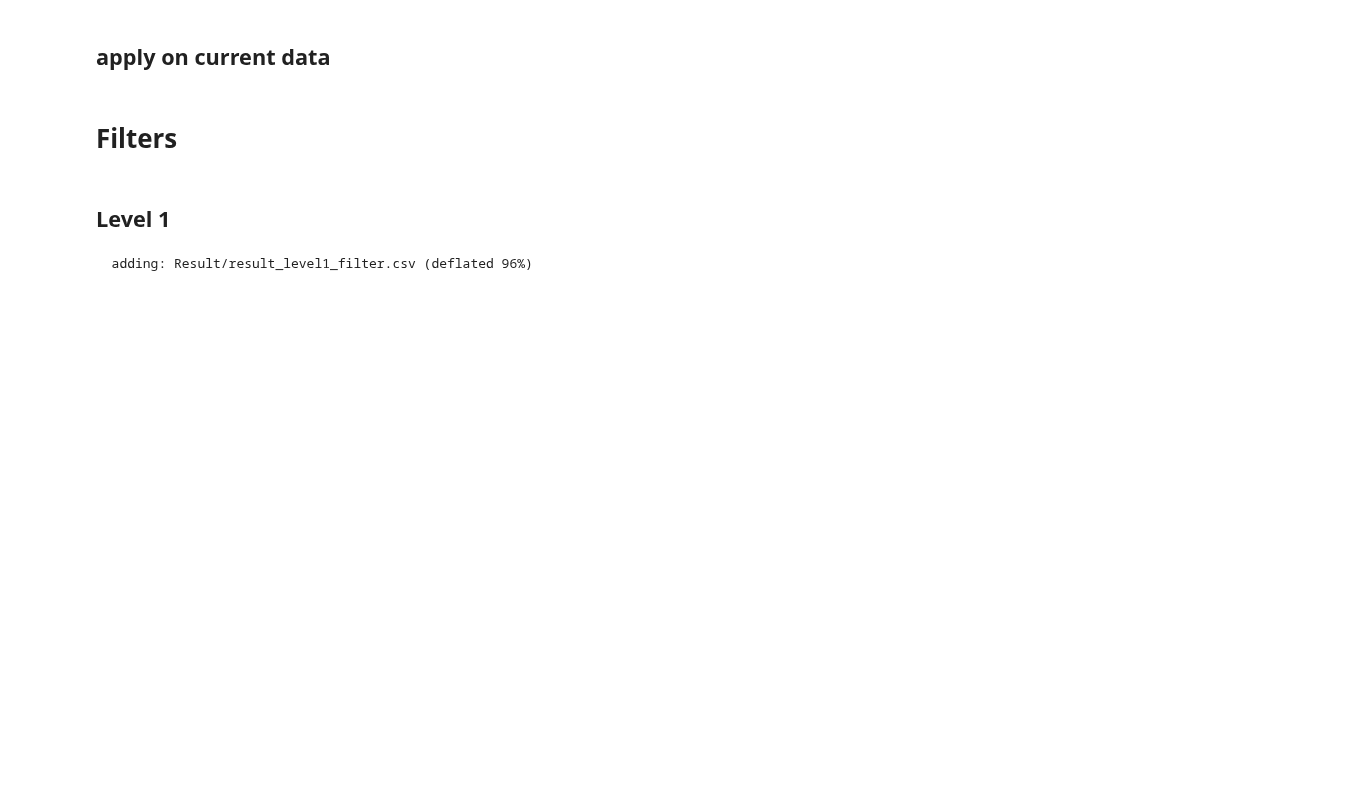
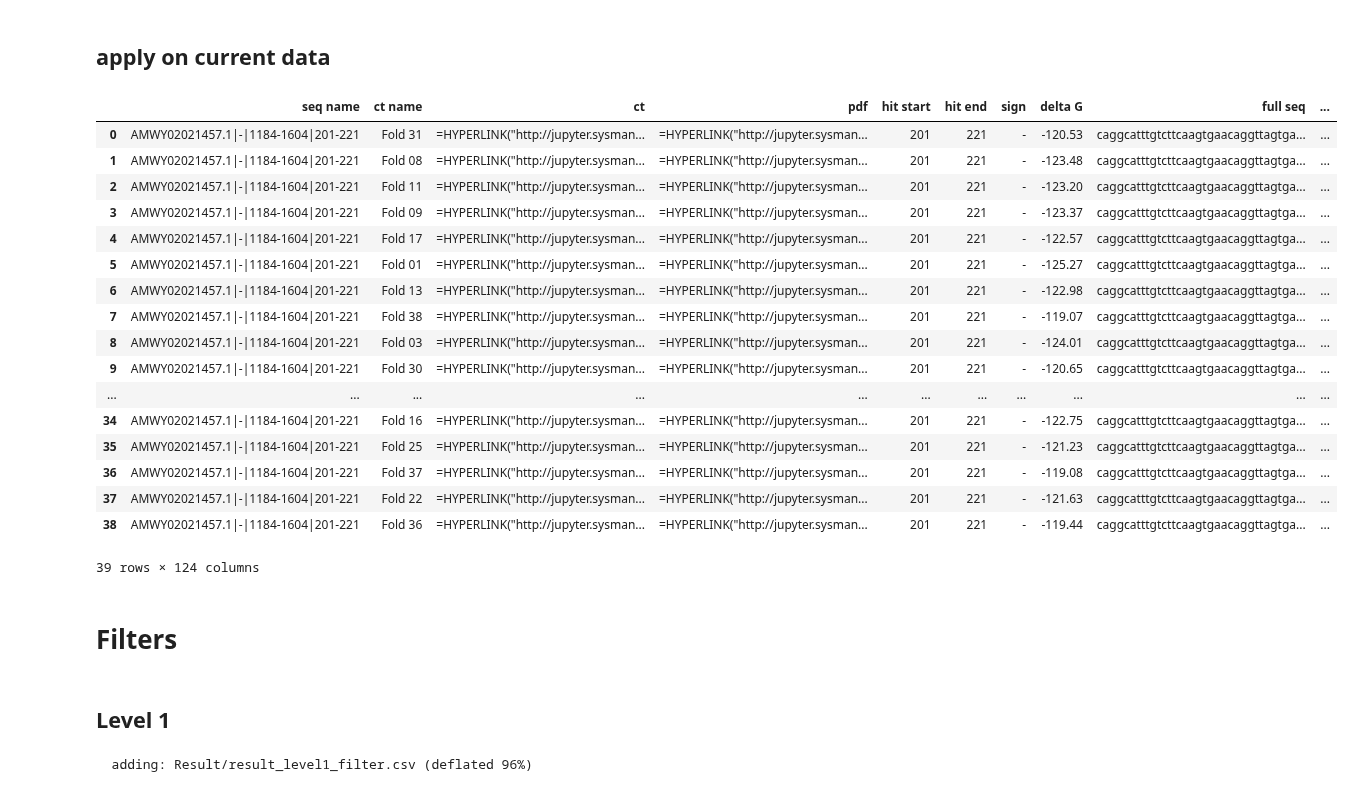
Before and after one commit to Ilia-Abolhasani/amir-p3, a Jupyter notebook: Code.ipynb, the cells around one changed output. Drawn from its saved outputs; the diff is of its cells as text; code cells hidden in the pictures; blank space fills up the shorter version.

Commit message:
UNAFOld added

```diff
--- a/Code.ipynb
+++ b/Code.ipynb
@@ -596,7 +604,7 @@ counter = 0
 base = "./Result/secondary_structure/mfold/"
 !rm -r {base}
 !mkdir -p {base}
-df = fasta_to_df('./Temp/extended_modified.txt')
+df = fasta_to_df('./Temp/extended_modified_non_coding.txt')
 
 for index, row in df.iterrows():
     tag = reformat(row['tag'])
@@ -796,10 +806,13 @@ print(df.shape)
 # %%
 def get_tag_info(tag):
     data = tag.split('|')
+    chromosome = data[0]
     sign = data[1]
+    start = int(data[2].split('-')[0]) - 1
+    end = int(data[2].split('-')[1])
     hit_start = int(data[3].split('-')[0]) - 1
     hit_end = int(data[3].split('-')[1])
-    return [hit_start, hit_end, sign]
+    return [chromosome, start, end, hit_start, hit_end, sign]
 # %%
 def get_deltaG(ct):
     ct_head = ct.split('\n')[0]
@@ -1497,7 +1510,7 @@ def get_MFEI(dg, gc, nuc):
     out = ((dg / len(nuc)) * 100) / ( gc * 100)
     return abs(out)
 # %%
-def get_dg_by_dotbracket(dotbracket, write_path):
+def get_dg_by_vienna(dotbracket, write_path):
     dotbracket = dotbracket.replace("%5Cn", "\n")
     if(dotbracket == "\n"):
         print('dotbracket')
@@ -1513,6 +1526,22 @@ def get_dg_by_dotbracket(dotbracket, write_path):
         dg = None
     !rm {write_path}.dotdg
     return dg
+# %%
+def get_dg_by_unafold(nucleotide, index, values, write_path):
+    with open(f"{write_path}.ct",'w') as file:
+        file.write(f'{len(nucleotide)}\n')
+        for i in range(0, len(nucleotide)):
+            file.write(f'     {i+1} {nucleotide[i]}      {i}      {i+2}      {values[i]}       {index[i]}\n')
+    !ct-energy ./{write_path}.ct -t 22 > ./{write_path}.dotdg
+    !rm {write_path}.ct
+    with open(f"{write_path}.dotdg",'r') as file:
+        text = file.read()
+    try:
+        dg = float(text)
+    except:
+        dg = None
+    !rm {write_path}.dotdg
+    return dg
 # %%
 server_url = "http://jupyter.sysmanager.ir/tree/plant_microRNA_prediction"
 #MCMA: maximum consecutive mismatch allowance
@@ -1784,7 +1821,28 @@ def get_df_by_tag(tag , extra=0):
 #get_df_by_tag(df['tag'].iloc[8])#['ct'][1]
 #get_df_by_tag("AMWY02000161.1|-|1642-2061|201-220", extra=0).to_csv('Result/d.csv')
 # %%
-get_df_by_tag("AMWY02021457.1|-|1184-1604|201-221", extra=0).to_csv('Result/d.csv')#.iloc[0,:]['full seq visualization']
+d = get_df_by_tag("AMWY02021457.1|-|1184-1604|201-221", extra=0)
+d.to_csv('Result/d.csv')#.iloc[0,:]['full seq visualization']
+d
+# %% [output]
+|  | seq name | ct name | ct | pdf | hit start | hit end | sign | delta G | full seq | ... |
+| 0 | AMWY02021457.1|-|1184-1604|201-221 | Fold 31 | =HYPERLINK("http://jupyter.sysman... | =HYPERLINK("http://jupyter.sysman... | 201 | 221 | - | -120.53 | caggcatttgtcttcaagtgaacaggttagtga... | ... |
+| 1 | AMWY02021457.1|-|1184-1604|201-221 | Fold 08 | =HYPERLINK("http://jupyter.sysman... | =HYPERLINK("http://jupyter.sysman... | 201 | 221 | - | -123.48 | caggcatttgtcttcaagtgaacaggttagtga... | ... |
+| 2 | AMWY02021457.1|-|1184-1604|201-221 | Fold 11 | =HYPERLINK("http://jupyter.sysman... | =HYPERLINK("http://jupyter.sysman... | 201 | 221 | - | -123.20 | caggcatttgtcttcaagtgaacaggttagtga... | ... |
+| 3 | AMWY02021457.1|-|1184-1604|201-221 | Fold 09 | =HYPERLINK("http://jupyter.sysman... | =HYPERLINK("http://jupyter.sysman... | 201 | 221 | - | -123.37 | caggcatttgtcttcaagtgaacaggttagtga... | ... |
+| 4 | AMWY02021457.1|-|1184-1604|201-221 | Fold 17 | =HYPERLINK("http://jupyter.sysman... | =HYPERLINK("http://jupyter.sysman... | 201 | 221 | - | -122.57 | caggcatttgtcttcaagtgaacaggttagtga... | ... |
+| 5 | AMWY02021457.1|-|1184-1604|201-221 | Fold 01 | =HYPERLINK("http://jupyter.sysman... | =HYPERLINK("http://jupyter.sysman... | 201 | 221 | - | -125.27 | caggcatttgtcttcaagtgaacaggttagtga... | ... |
+| 6 | AMWY02021457.1|-|1184-1604|201-221 | Fold 13 | =HYPERLINK("http://jupyter.sysman... | =HYPERLINK("http://jupyter.sysman... | 201 | 221 | - | -122.98 | caggcatttgtcttcaagtgaacaggttagtga... | ... |
+| 7 | AMWY02021457.1|-|1184-1604|201-221 | Fold 38 | =HYPERLINK("http://jupyter.sysman... | =HYPERLINK("http://jupyter.sysman... | 201 | 221 | - | -119.07 | caggcatttgtcttcaagtgaacaggttagtga... | ... |
+| 8 | AMWY02021457.1|-|1184-1604|201-221 | Fold 03 | =HYPERLINK("http://jupyter.sysman... | =HYPERLINK("http://jupyter.sysman... | 201 | 221 | - | -124.01 | caggcatttgtcttcaagtgaacaggttagtga... | ... |
+| 9 | AMWY02021457.1|-|1184-1604|201-221 | Fold 30 | =HYPERLINK("http://jupyter.sysman... | =HYPERLINK("http://jupyter.sysman... | 201 | 221 | - | -120.65 | caggcatttgtcttcaagtgaacaggttagtga... | ... |
+| ... | ... | ... | ... | ... | ... | ... | ... | ... | ... | ... |
+| 34 | AMWY02021457.1|-|1184-1604|201-221 | Fold 16 | =HYPERLINK("http://jupyter.sysman... | =HYPERLINK("http://jupyter.sysman... | 201 | 221 | - | -122.75 | caggcatttgtcttcaagtgaacaggttagtga... | ... |
+| 35 | AMWY02021457.1|-|1184-1604|201-221 | Fold 25 | =HYPERLINK("http://jupyter.sysman... | =HYPERLINK("http://jupyter.sysman... | 201 | 221 | - | -121.23 | caggcatttgtcttcaagtgaacaggttagtga... | ... |
+| 36 | AMWY02021457.1|-|1184-1604|201-221 | Fold 37 | =HYPERLINK("http://jupyter.sysman... | =HYPERLINK("http://jupyter.sysman... | 201 | 221 | - | -119.08 | caggcatttgtcttcaagtgaacaggttagtga... | ... |
+| 37 | AMWY02021457.1|-|1184-1604|201-221 | Fold 22 | =HYPERLINK("http://jupyter.sysman... | =HYPERLINK("http://jupyter.sysman... | 201 | 221 | - | -121.63 | caggcatttgtcttcaagtgaacaggttagtga... | ... |
+| 38 | AMWY02021457.1|-|1184-1604|201-221 | Fold 36 | =HYPERLINK("http://jupyter.sysman... | =HYPERLINK("http://jupyter.sysman... | 201 | 221 | - | -119.44 | caggcatttgtcttcaagtgaacaggttagtga... | ... |
+39 rows × 124 columns
 # %%
 dfs = []
 max_workers = mp.cpu_count() - 5
```
Also changed, not shown: parts of 31 cells of this notebook.
